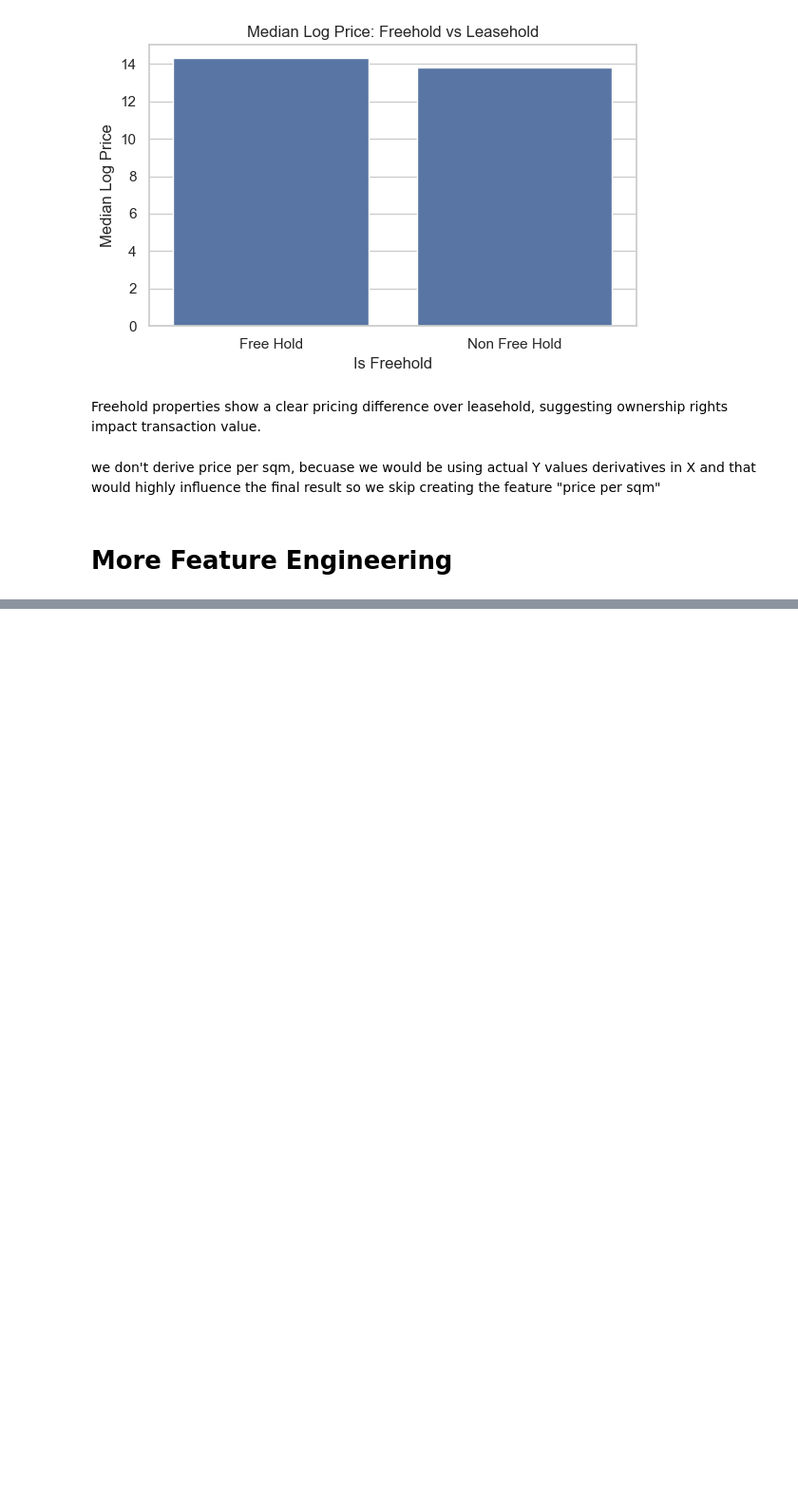
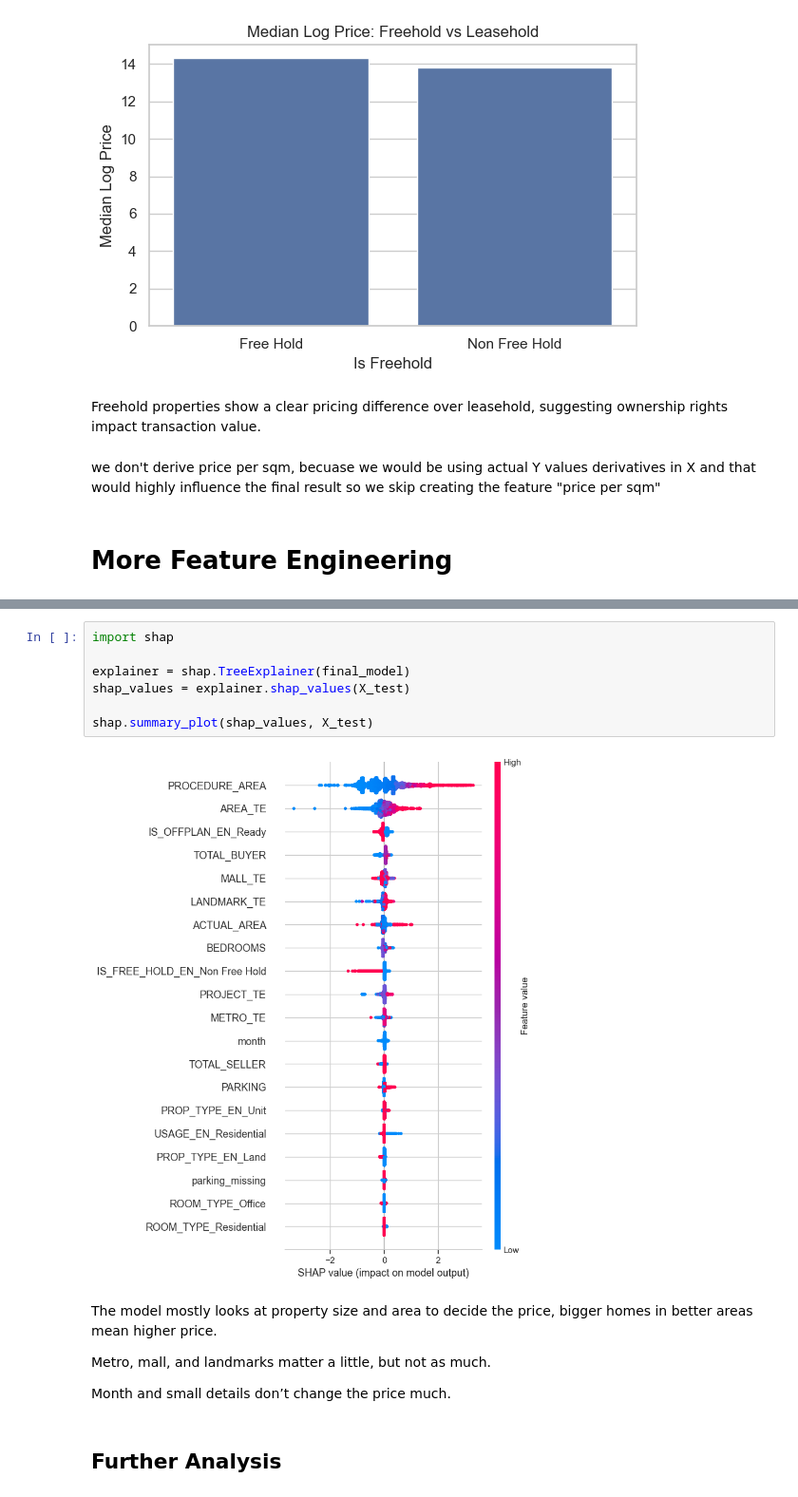
Before and after one commit to anuj-aj/Real-Estate-price-prediction, a Jupyter notebook: notebooks/analysis.ipynb, the cells around one changed output, grey strips where cells are left out. Shown at 95% size. Drawn from its saved outputs; the diff is of its cells as text; blank space fills up the shorter version.

```diff
--- a/notebooks/analysis.ipynb
+++ b/notebooks/analysis.ipynb
@@ -770,0 +989,17 @@ print(importance.head(15))
+# %%
+import shap
+
+explainer = shap.TreeExplainer(final_model)
+shap_values = explainer.shap_values(X_test)
+
+shap.summary_plot(shap_values, X_test)
+# %% [output]
+[figure, added]
+# %% [markdown]
+The model mostly looks at property size and area to decide the price, bigger homes in better areas mean higher price.
+
+Metro, mall, and landmarks matter a little, but not as much.
+
+Month and small details don’t change the price much.
+# %% [markdown]
+## Further Analysis
```
Also changed, not shown: parts of 44 cells of this notebook, 9 other files.
